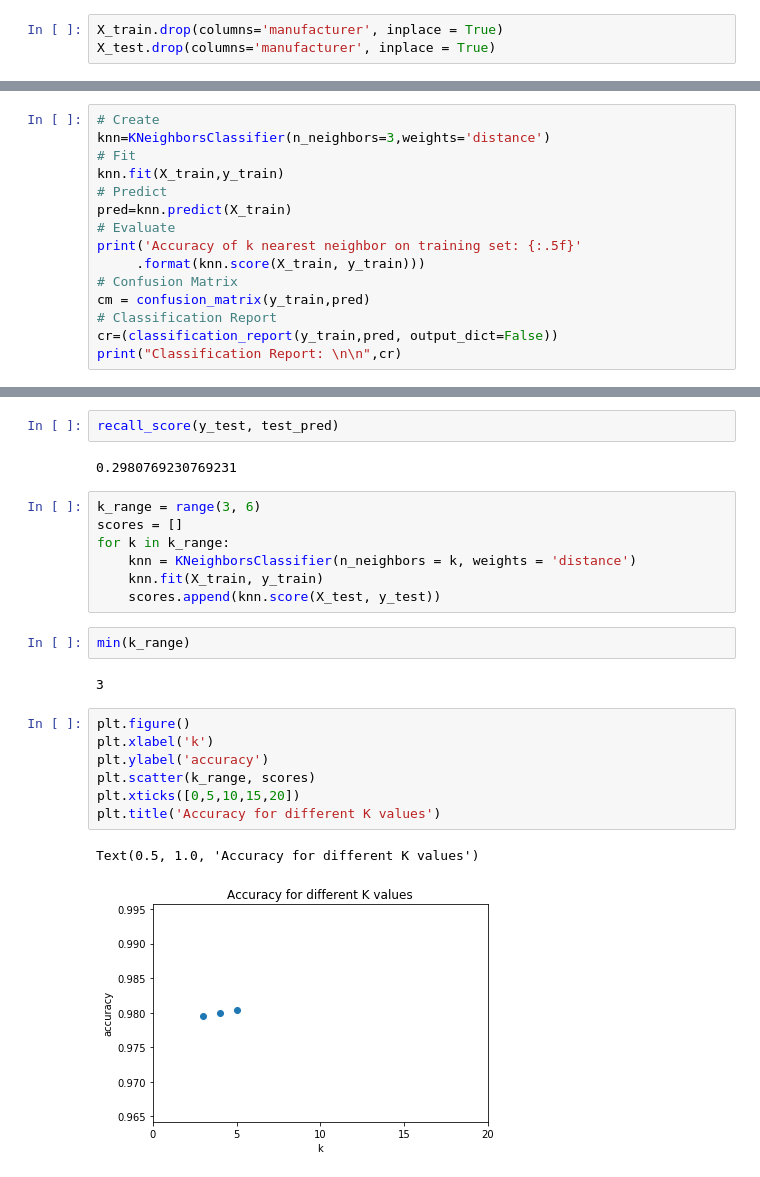
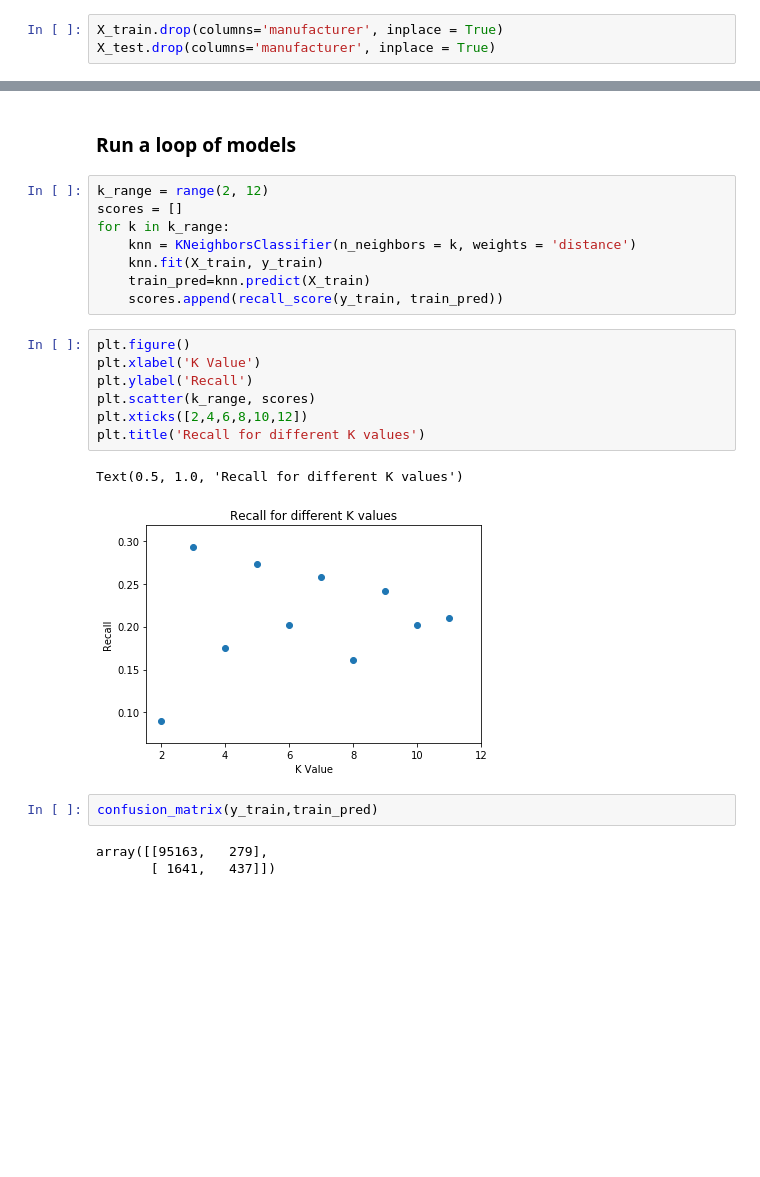
Before and after one commit to just-keep-spinning/hard-drive-project, a Jupyter notebook: david_capstone_folder/david_test.ipynb, the cells around one changed output, grey strips where cells are left out. Cells and saved outputs as stored; diff of their text form; blank space fills up the shorter version.

```diff
--- a/david_capstone_folder/david_test.ipynb
+++ b/david_capstone_folder/david_test.ipynb
@@ -369,15 +368,0 @@ N = 3
-# %%
-# Create
-knn=KNeighborsClassifier(n_neighbors=3,weights='distance')
-# Fit
-knn.fit(X_train,y_train)
-# Predict
-pred=knn.predict(X_train)
-# Evaluate
-print('Accuracy of k nearest neighbor on training set: {:.5f}'
-     .format(knn.score(X_train, y_train)))
-# Confusion Matrix
-cm = confusion_matrix(y_train,pred)
-# Classification Report
-cr=(classification_report(y_train,pred, output_dict=False))
-print("Classification Report: \n\n",cr)
@@ -420,26 +369,26 @@ weighted avg       0.98      0.98      0.98     24380
-# %%
-recall_score(y_test, test_pred)
-# %% [output]
-0.2980769230769231
+# %% [markdown]
+### Run a loop of models
 # %%
-k_range = range(3, 6)
+k_range = range(2, 12)
 scores = []
 for k in k_range:
     knn = KNeighborsClassifier(n_neighbors = k, weights = 'distance')
     knn.fit(X_train, y_train)
-    scores.append(knn.score(X_test, y_test))
+    train_pred=knn.predict(X_train)
+    scores.append(recall_score(y_train, train_pred))
-# %%
-min(k_range)
-# %% [output]
-3
 # %%
 plt.figure()
-plt.xlabel('k')
-plt.ylabel('accuracy')
+plt.xlabel('K Value')
+plt.ylabel('Recall')
 plt.scatter(k_range, scores)
-plt.xticks([0,5,10,15,20])
-plt.title('Accuracy for different K values')
+plt.xticks([2,4,6,8,10,12])
+plt.title('Recall for different K values')
 # %% [output]
-Text(0.5, 1.0, 'Accuracy for different K values')
+Text(0.5, 1.0, 'Recall for different K values')
-[figure, old version]
+[figure, new version]
+# %%
+confusion_matrix(y_train,train_pred)
+# %% [output]
+array([[95163,   279],
+       [ 1641,   437]])
 # %%
```
Also changed, not shown: parts of 16 cells of this notebook, 1 other file.
